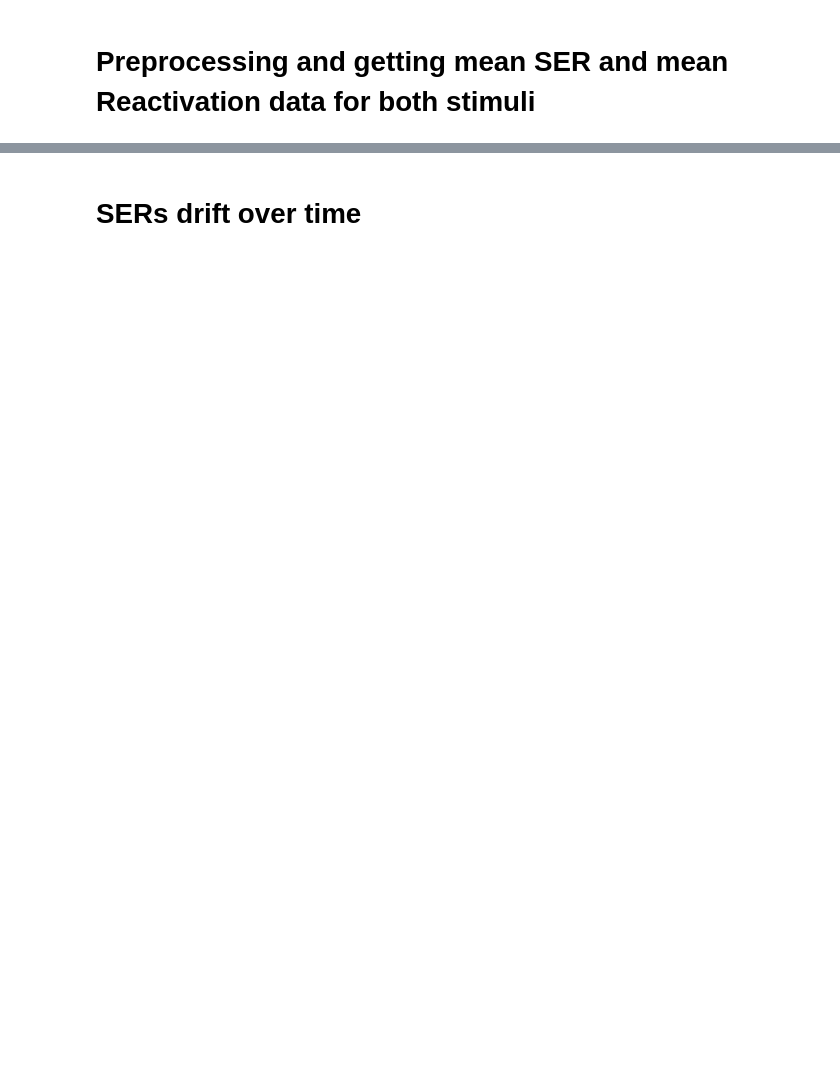
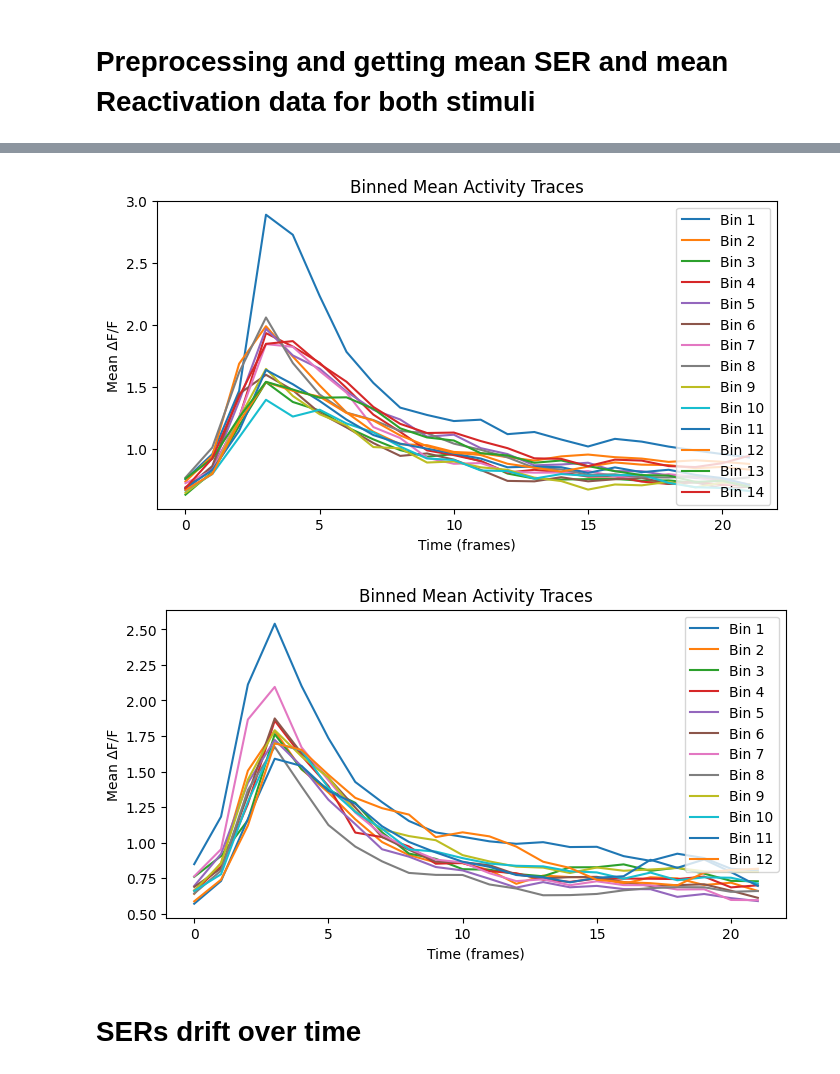
Before and after one commit to LheaLhea/representation_drift, a Jupyter notebook: Reactivation_analysis_full.ipynb, the cells around one changed output, grey strips where cells are left out. Cells and saved outputs as stored; diff of their text form; code cells hidden in the pictures; blank space fills up the shorter version.

```diff
--- a/Reactivation_analysis_full.ipynb
+++ b/Reactivation_analysis_full.ipynb
@@ -276,3 +378,43 @@ mean_activity_r_2 = np.stack(mean_activity_r_2, axis=0)
+# %%
+def bin_trials(activity, bin_size):
+    n_trials = activity.shape[2]
+    binned_traces = []
+    for i in range(0, n_trials, bin_size):
+        # Average over each bin of trials
+        binned_traces.append(np.mean(activity[:, :, i:i+bin_size], axis=2))
+    return np.stack(binned_traces, axis=0)  # shape: (n_bins, neurons, time)
+
+# Bin the data for cs1
+bin_size = 5
+binned_cs1 = bin_trials(raw_activity_cs1, bin_size)  # shape: (n_bins, neurons, time)
+binned_cs2 = bin_trials(raw_activity_cs2, bin_size)  # shape: (n_bins, neurons, time)
+
+
+# Compute the mean trace for each bin (averaging over neurons)
+binned_mean_cs1 = np.mean(binned_cs1, axis=1)  # shape: (n_bins, time)
+binned_mean_cs2 = np.mean(binned_cs2, axis=1)  # shape: (n_bins, time)
+
+plt.figure(figsize=(8, 4))
+for i, trace in enumerate(binned_mean_cs1):
+    plt.plot(trace, label=f'Bin {i+1}')
+plt.xlabel('Time (frames)')
+plt.ylabel('Mean ΔF/F')
+plt.title('Binned Mean Activity Traces')
+plt.legend()
+plt.show()
+
+
+plt.figure(figsize=(8, 4))
+for i, trace in enumerate(binned_mean_cs2):
+    plt.plot(trace, label=f'Bin {i+1}')
+plt.xlabel('Time (frames)')
+plt.ylabel('Mean ΔF/F')
+plt.title('Binned Mean Activity Traces')
+plt.legend()
+plt.show()
+# %% [output]
+[figure, added]
+[figure, added]
 # %% [markdown]
 # SERs drift over time
 # %%
```
Also changed, not shown: parts of 22 cells of this notebook.
